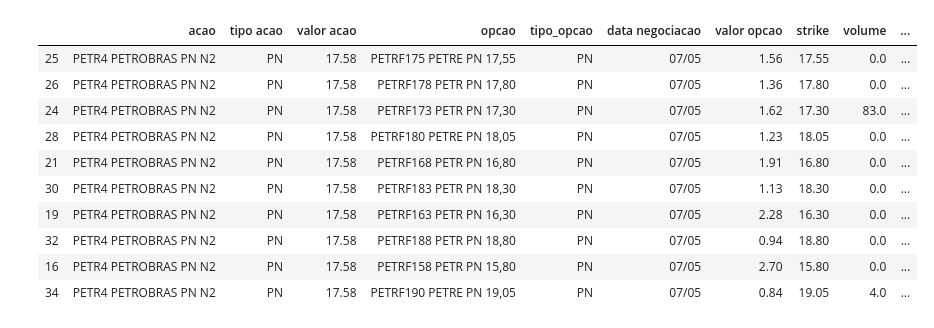
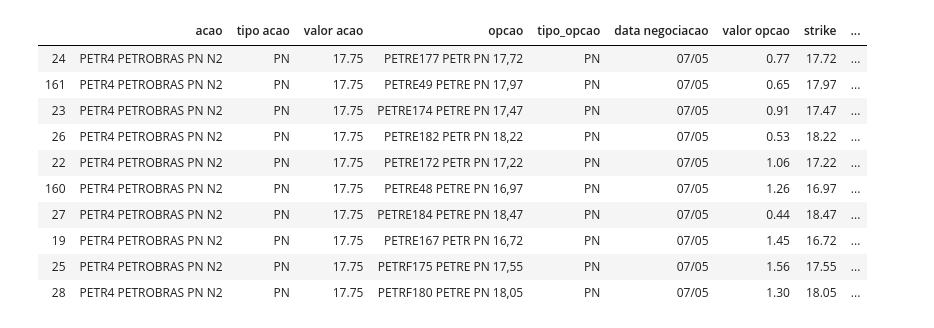
Before and after one commit to JairoRotava/lindolfo, a Jupyter notebook: avalia acao e opcao.ipynb, the cells around one changed output. Drawn from its saved outputs; the diff is of its cells as text; code cells hidden in the pictures.

Commit message:
multiplas opcoes

```diff
--- a/avalia acao e opcao.ipynb
+++ b/avalia acao e opcao.ipynb
@@ -10,6 +6,16 @@ from datetime import datetime, timedelta
 import re
 import logging
 import matplotlib. pyplot as plt
+# %%
+# Coloque o nome das acoes e incial das opcoes aqui
+papel_acao = 'PETR4'
+papel_opcoes = ['PETRF', 'PETRE']
+
+tabela_vencimento_opcao =  {'A':datetime(2020,1,20), 'B':datetime(2020,2,17), 'C':datetime(2020,3,16),
+                        'D':datetime(2020,4,20), 'E':datetime(2020,5,18), 'F':datetime(2020,6,15),
+                        'G':datetime(2020,7,20), 'H':datetime(2020,8,17), 'I':datetime(2020,9,21),
+                        'J':datetime(2020,10,19), 'K':datetime(2020,11,16), 'L':datetime(2020,12,21),
+                            }
 # %%
 logging.basicConfig(level=logging.INFO)
 logger = logging.getLogger(__name__)
@@ -21,21 +27,21 @@ data_negociacao = hoje
 acao = bovespa.get_values(papel_acao)
 opcao = bovespa.get_values(papel_opcoes, exact=False)
 # %%
-aval_opcoes = bovespa.process(acao, opcao, filter_date = data_negociacao)
-opcoes_ordenadas_lucro = aval_opcoes.sort_values('lucro %', ascending=False)
+aval_opcoes = bovespa.process(acao, opcao, tabela_vencimento_opcao, filter_date = data_negociacao)
+opcoes_ordenadas_lucro = aval_opcoes.sort_values('lucro aa', ascending=False)
 display(opcoes_ordenadas_lucro[:10])
 # %% [output]
-|  | acao | tipo acao | valor acao | opcao | tipo_opcao | data negociacao | valor opcao | strike | volume | ... |
-| 25 | PETR4 PETROBRAS PN N2 | PN | 17.58 | PETRF175 PETRE PN 17,55 | PN | 07/05 | 1.56 | 17.55 | 0.0 | ... |
-| 26 | PETR4 PETROBRAS PN N2 | PN | 17.58 | PETRF178 PETR PN 17,80 | PN | 07/05 | 1.36 | 17.80 | 0.0 | ... |
-| 24 | PETR4 PETROBRAS PN N2 | PN | 17.58 | PETRF173 PETR PN 17,30 | PN | 07/05 | 1.62 | 17.30 | 83.0 | ... |
-| 28 | PETR4 PETROBRAS PN N2 | PN | 17.58 | PETRF180 PETRE PN 18,05 | PN | 07/05 | 1.23 | 18.05 | 0.0 | ... |
-| 21 | PETR4 PETROBRAS PN N2 | PN | 17.58 | PETRF168 PETR PN 16,80 | PN | 07/05 | 1.91 | 16.80 | 0.0 | ... |
-| 30 | PETR4 PETROBRAS PN N2 | PN | 17.58 | PETRF183 PETR PN 18,30 | PN | 07/05 | 1.13 | 18.30 | 0.0 | ... |
-| 19 | PETR4 PETROBRAS PN N2 | PN | 17.58 | PETRF163 PETR PN 16,30 | PN | 07/05 | 2.28 | 16.30 | 0.0 | ... |
-| 32 | PETR4 PETROBRAS PN N2 | PN | 17.58 | PETRF188 PETR PN 18,80 | PN | 07/05 | 0.94 | 18.80 | 0.0 | ... |
-| 16 | PETR4 PETROBRAS PN N2 | PN | 17.58 | PETRF158 PETR PN 15,80 | PN | 07/05 | 2.70 | 15.80 | 0.0 | ... |
-| 34 | PETR4 PETROBRAS PN N2 | PN | 17.58 | PETRF190 PETRE PN 19,05 | PN | 07/05 | 0.84 | 19.05 | 4.0 | ... |
+|  | acao | tipo acao | valor acao | opcao | tipo_opcao | data negociacao | valor opcao | strike | ... |
+| 24 | PETR4 PETROBRAS PN N2 | PN | 17.75 | PETRE177 PETR PN 17,72 | PN | 07/05 | 0.77 | 17.72 | ... |
+| 161 | PETR4 PETROBRAS PN N2 | PN | 17.75 | PETRE49 PETRE PN 17,97 | PN | 07/05 | 0.65 | 17.97 | ... |
+| 23 | PETR4 PETROBRAS PN N2 | PN | 17.75 | PETRE174 PETRE PN 17,47 | PN | 07/05 | 0.91 | 17.47 | ... |
+| 26 | PETR4 PETROBRAS PN N2 | PN | 17.75 | PETRE182 PETR PN 18,22 | PN | 07/05 | 0.53 | 18.22 | ... |
+| 22 | PETR4 PETROBRAS PN N2 | PN | 17.75 | PETRE172 PETR PN 17,22 | PN | 07/05 | 1.06 | 17.22 | ... |
+| 160 | PETR4 PETROBRAS PN N2 | PN | 17.75 | PETRE48 PETRE PN 16,97 | PN | 07/05 | 1.26 | 16.97 | ... |
+| 27 | PETR4 PETROBRAS PN N2 | PN | 17.75 | PETRE184 PETRE PN 18,47 | PN | 07/05 | 0.44 | 18.47 | ... |
+| 19 | PETR4 PETROBRAS PN N2 | PN | 17.75 | PETRE167 PETR PN 16,72 | PN | 07/05 | 1.45 | 16.72 | ... |
+| 25 | PETR4 PETROBRAS PN N2 | PN | 17.75 | PETRF175 PETRE PN 17,55 | PN | 07/05 | 1.56 | 17.55 | ... |
+| 28 | PETR4 PETROBRAS PN N2 | PN | 17.75 | PETRF180 PETRE PN 18,05 | PN | 07/05 | 1.30 | 18.05 | ... |
 # %%
 # get stock info
 #petro = yf.Ticker('PETR4.SA')
```
Also changed, not shown: parts of 2 cells of this notebook, 1 other file.
